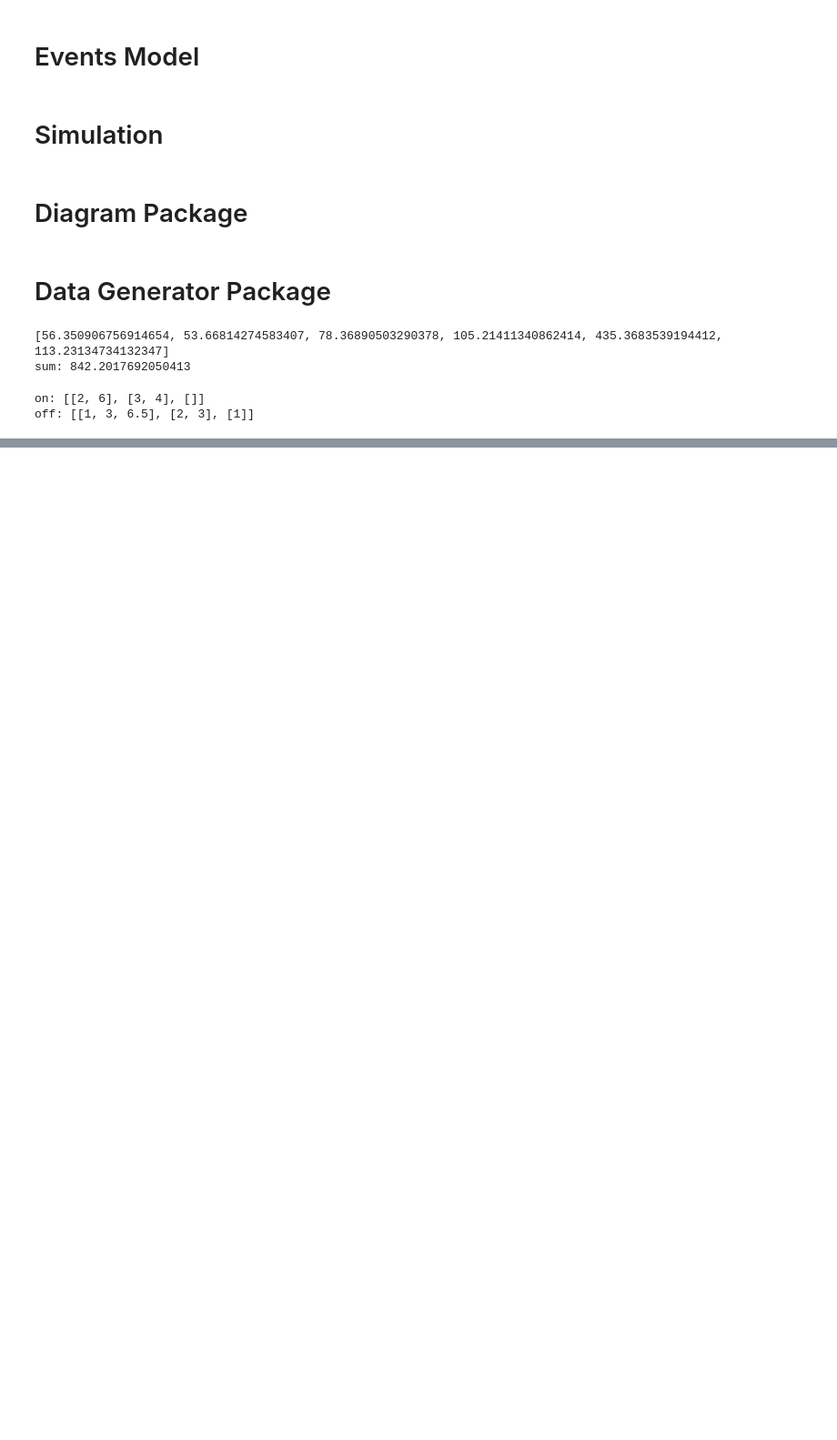
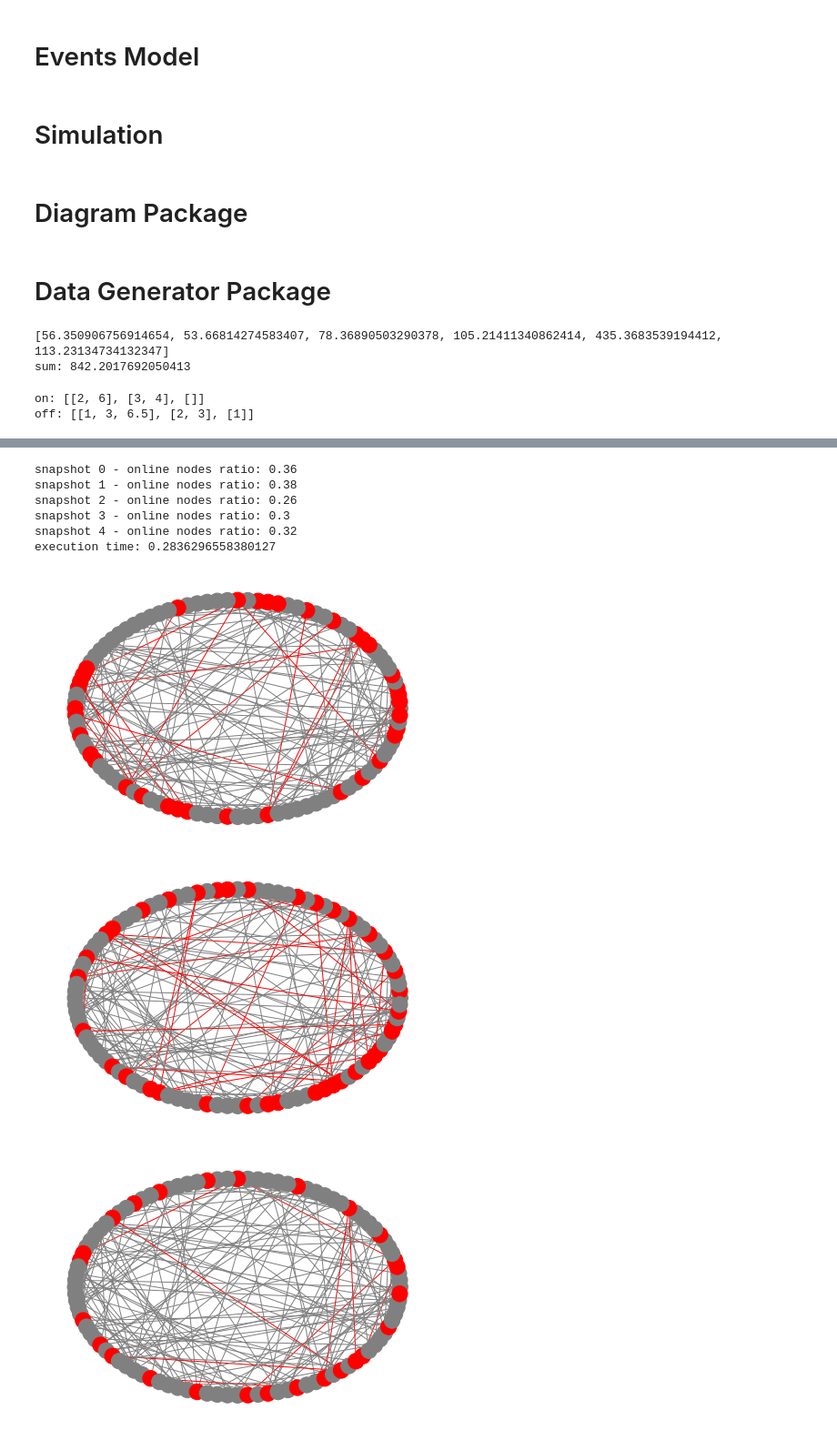
Before and after one commit to MJSahebnasi/Thesis-temporal-network-platform, a Jupyter notebook: thesis_main.ipynb, the cells around one changed output, grey strips where cells are left out. Shown at 91% size. Drawn from its saved outputs; the diff is of its cells as text; code cells hidden in the pictures; blank space fills up the shorter version.

Commit message:
on/all ratio diagram DONE

```diff
--- a/thesis_main.ipynb
+++ b/thesis_main.ipynb
@@ -604,0 +603,15 @@ execution time: 0.44080328941345215
+# %%
+t_a1 = time.time()
+OnOFF_Scenario_A(G_SW_A, snp_times, 10**4+100, landa, mue_2)
+t_a2 = time.time()
+print('execution time:', t_a2 - t_a1)
+# %% [output]
+snapshot 0 - online nodes ratio: 0.36
+snapshot 1 - online nodes ratio: 0.38
+snapshot 2 - online nodes ratio: 0.26
+snapshot 3 - online nodes ratio: 0.3
+snapshot 4 - online nodes ratio: 0.32
+execution time: 0.2836296558380127
+[figure, added]
+[figure, added]
+[figure, added]
```
Also changed, not shown: parts of 7 cells of this notebook.
